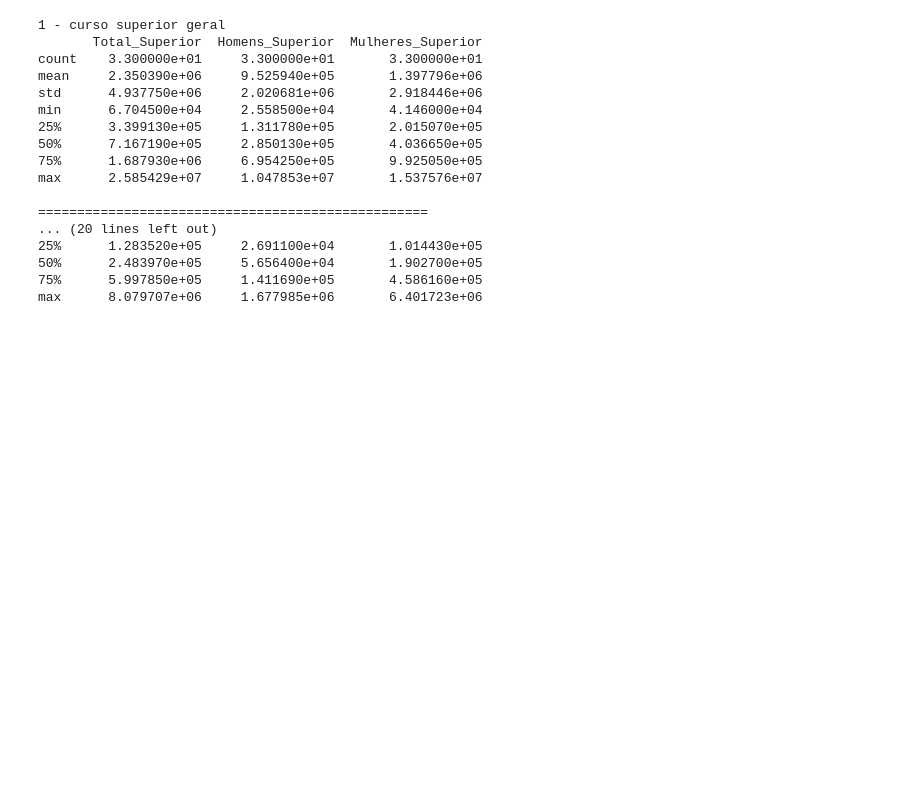
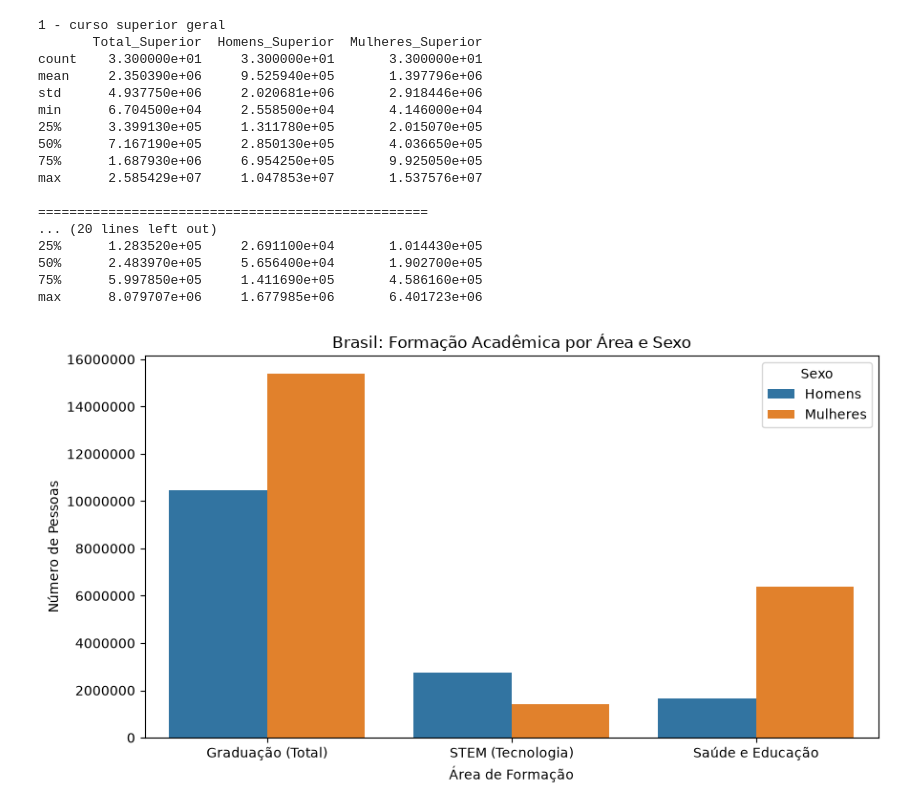
Before and after one commit to ibrasil/TerceiraEtapa_python, a Jupyter notebook: atividade 3 - 0,5 ponto/atvd.ipynb, the cells around one changed output. Cells and saved outputs as stored; diff of their text form; code cells hidden in the pictures; blank space fills up the shorter version.

```diff
--- a/atividade 3 - 0,5 ponto/atvd.ipynb
+++ b/atividade 3 - 0,5 ponto/atvd.ipynb
@@ -3,5 +5,5 @@ import pandas as pd
 # %%
-arquivo = r"H:\PYTHON\etapa3\atividade 3 - 0,5 ponto\Tabela_3_Areas_gerais_de_formacao_na_graduacao.xlsx"
+path = r"H:\PYTHON\etapa3\atividade 3 - 0,5 ponto\Tabela_3_Areas_gerais_de_formacao_na_graduacao.xlsx"
 # %%
 df = pd.read_excel(arquivo, skiprows=3, header=None)
 # %% [markdown]
@@ -58,0 +93,17 @@ max      8.079707e+06     1.677985e+06       6.401723e+06
+# %%
+brasil_long = brasil_df.melt(
+    id_vars="Área", var_name="Sexo", value_name="Pessoas"
+)
+# %%
+fig, ax = plt.subplots(figsize=(9, 5))
+sns.barplot(data=brasil_long, x="Área", y="Pessoas", hue="Sexo", ax=ax)
+
+ax.set_title("Brasil: Formação Acadêmica por Área e Sexo")
+ax.set_xlabel("Área de Formação")
+ax.set_ylabel("Número de Pessoas")
+ax.ticklabel_format(style="plain", axis="y")
+
+plt.tight_layout()
+plt.show()
+# %% [output]
+[figure, added]
```
Also changed, not shown: parts of 2 cells of this notebook.
